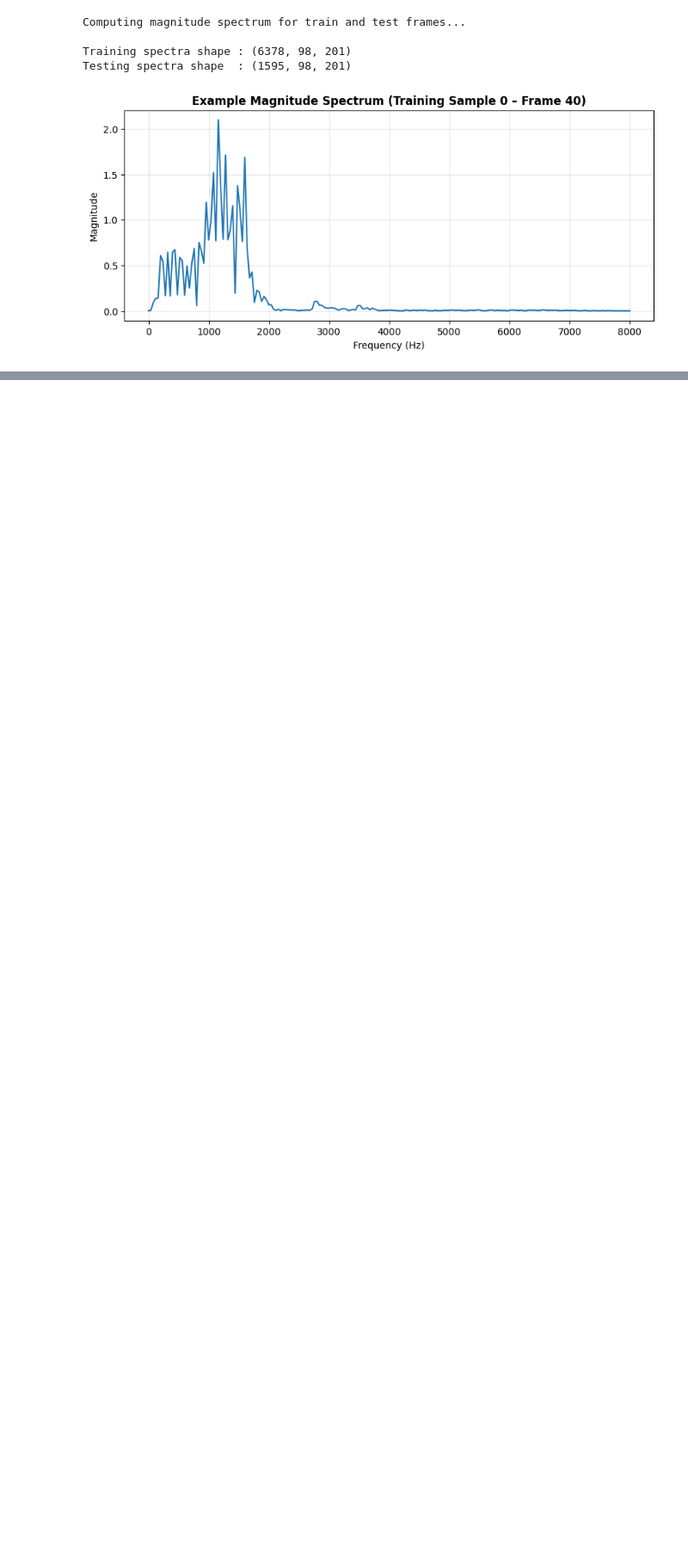
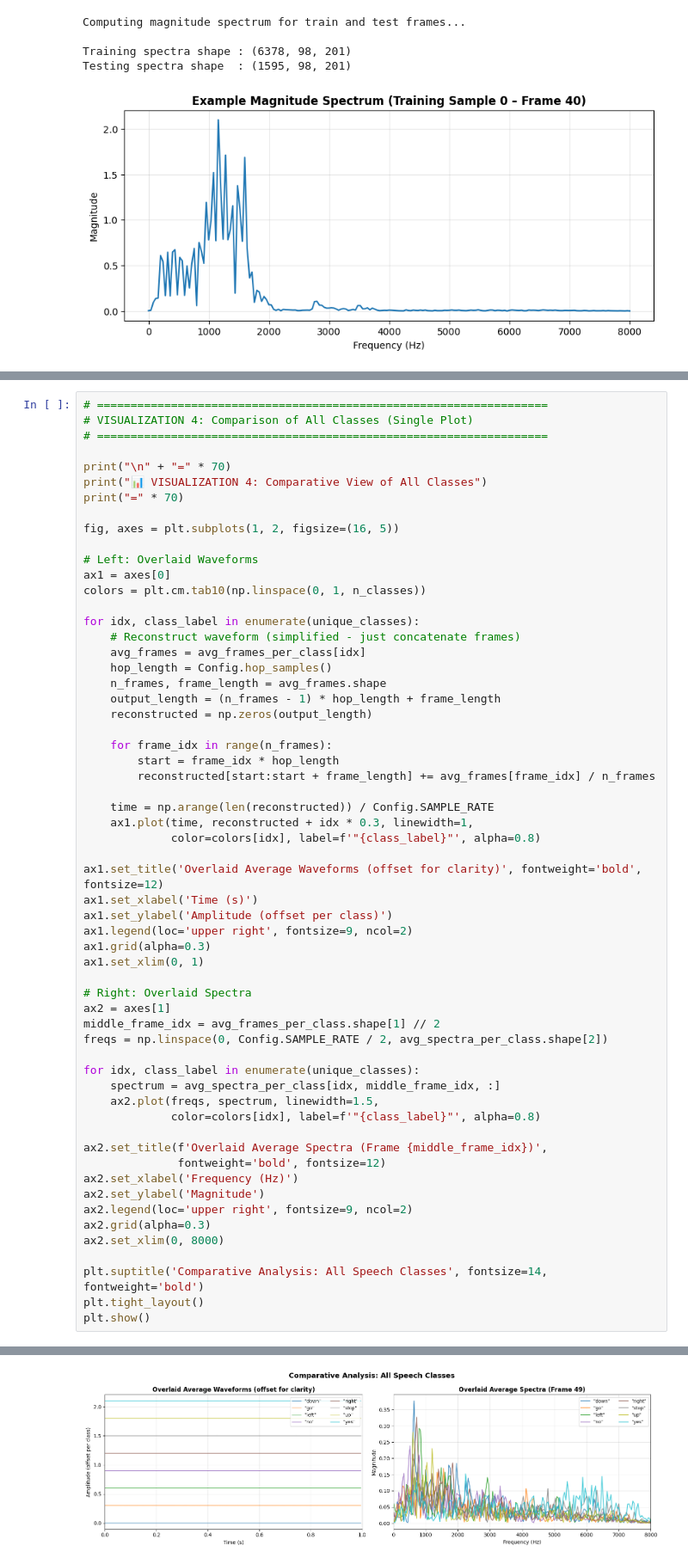
Before and after one commit to Yussof-Waleed/DSP-Speech-Command-Recognition, a Jupyter notebook: speech_recognition_pipeline.ipynb, the cells around one changed output, grey strips where cells are left out. Shown at 86% size. Cells and saved outputs as stored; diff of their text form; blank space fills up the shorter version.

```diff
--- a/speech_recognition_pipeline.ipynb
+++ b/speech_recognition_pipeline.ipynb
@@ -1144,0 +1345,60 @@ Testing spectra shape  : (1595, 98, 201)
+# %%
+# ===================================================================
+# VISUALIZATION 4: Comparison of All Classes (Single Plot)
+# ===================================================================
+
+print("\n" + "=" * 70)
+print("📊 VISUALIZATION 4: Comparative View of All Classes")
+print("=" * 70)
+
+fig, axes = plt.subplots(1, 2, figsize=(16, 5))
+
+# Left: Overlaid Waveforms
+ax1 = axes[0]
+colors = plt.cm.tab10(np.linspace(0, 1, n_classes))
+
+for idx, class_label in enumerate(unique_classes):
+    # Reconstruct waveform (simplified - just concatenate frames)
+    avg_frames = avg_frames_per_class[idx]
+    hop_length = Config.hop_samples()
+    n_frames, frame_length = avg_frames.shape
+    output_length = (n_frames - 1) * hop_length + frame_length
+    reconstructed = np.zeros(output_length)
+
+    for frame_idx in range(n_frames):
+        start = frame_idx * hop_length
+        reconstructed[start:start + frame_length] += avg_frames[frame_idx] / n_frames
+
+    time = np.arange(len(reconstructed)) / Config.SAMPLE_RATE
+    ax1.plot(time, reconstructed + idx * 0.3, linewidth=1,
+             color=colors[idx], label=f'"{class_label}"', alpha=0.8)
+
+ax1.set_title('Overlaid Average Waveforms (offset for clarity)', fontweight='bold', fontsize=12)
+ax1.set_xlabel('Time (s)')
+ax1.set_ylabel('Amplitude (offset per class)')
+ax1.legend(loc='upper right', fontsize=9, ncol=2)
+ax1.grid(alpha=0.3)
+ax1.set_xlim(0, 1)
+
+# Right: Overlaid Spectra
+ax2 = axes[1]
+middle_frame_idx = avg_frames_per_class.shape[1] // 2
+freqs = np.linspace(0, Config.SAMPLE_RATE / 2, avg_spectra_per_class.shape[2])
+
+for idx, class_label in enumerate(unique_classes):
+    spectrum = avg_spectra_per_class[idx, middle_frame_idx, :]
+    ax2.plot(freqs, spectrum, linewidth=1.5,
+             color=colors[idx], label=f'"{class_label}"', alpha=0.8)
+
+ax2.set_title(f'Overlaid Average Spectra (Frame {middle_frame_idx})',
+              fontweight='bold', fontsize=12)
+ax2.set_xlabel('Frequency (Hz)')
+ax2.set_ylabel('Magnitude')
+ax2.legend(loc='upper right', fontsize=9, ncol=2)
+ax2.grid(alpha=0.3)
+ax2.set_xlim(0, 8000)
+
+plt.suptitle('Comparative Analysis: All Speech Classes', fontsize=14, fontweight='bold')
+plt.tight_layout()
+plt.show()
+# %% [output]
@@ -1144,0 +1408 @@ Testing spectra shape  : (1595, 98, 201)
+[figure, added]
```
Also changed, not shown: parts of 7 cells of this notebook, 2 other files.
